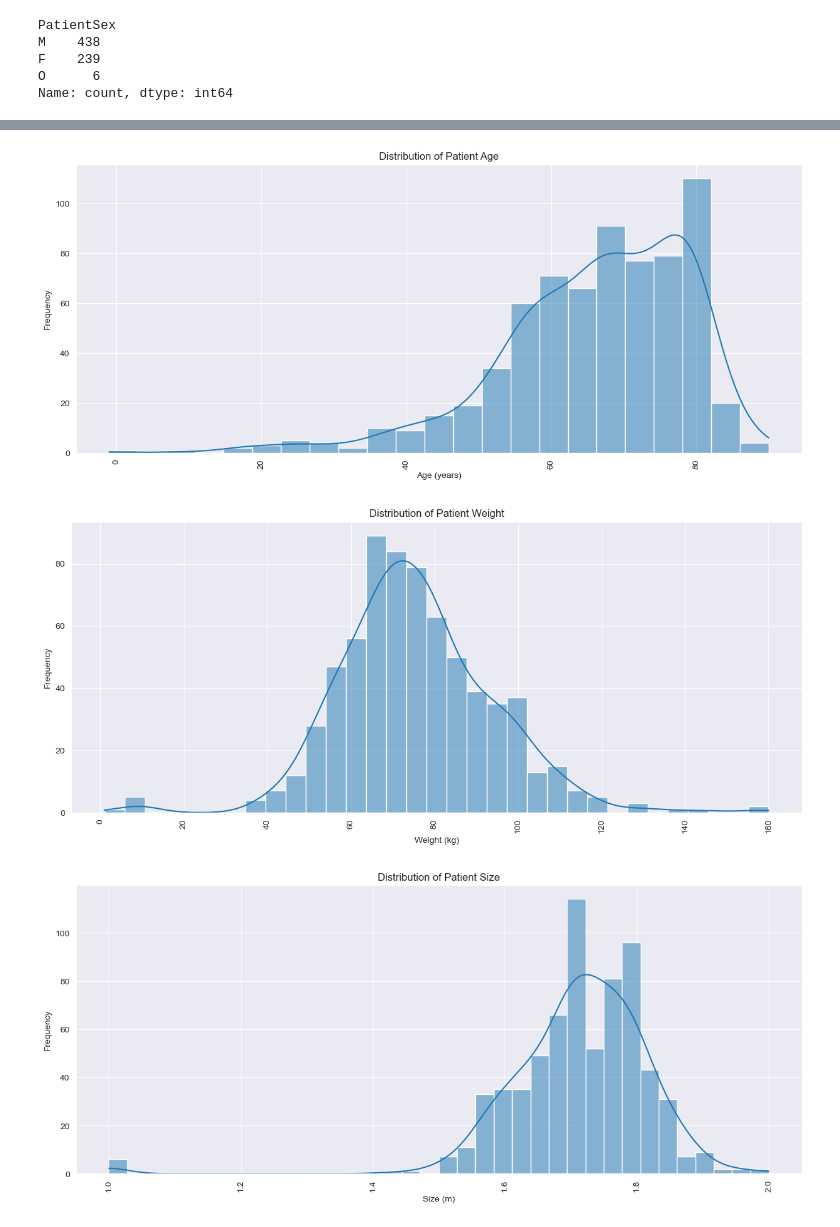
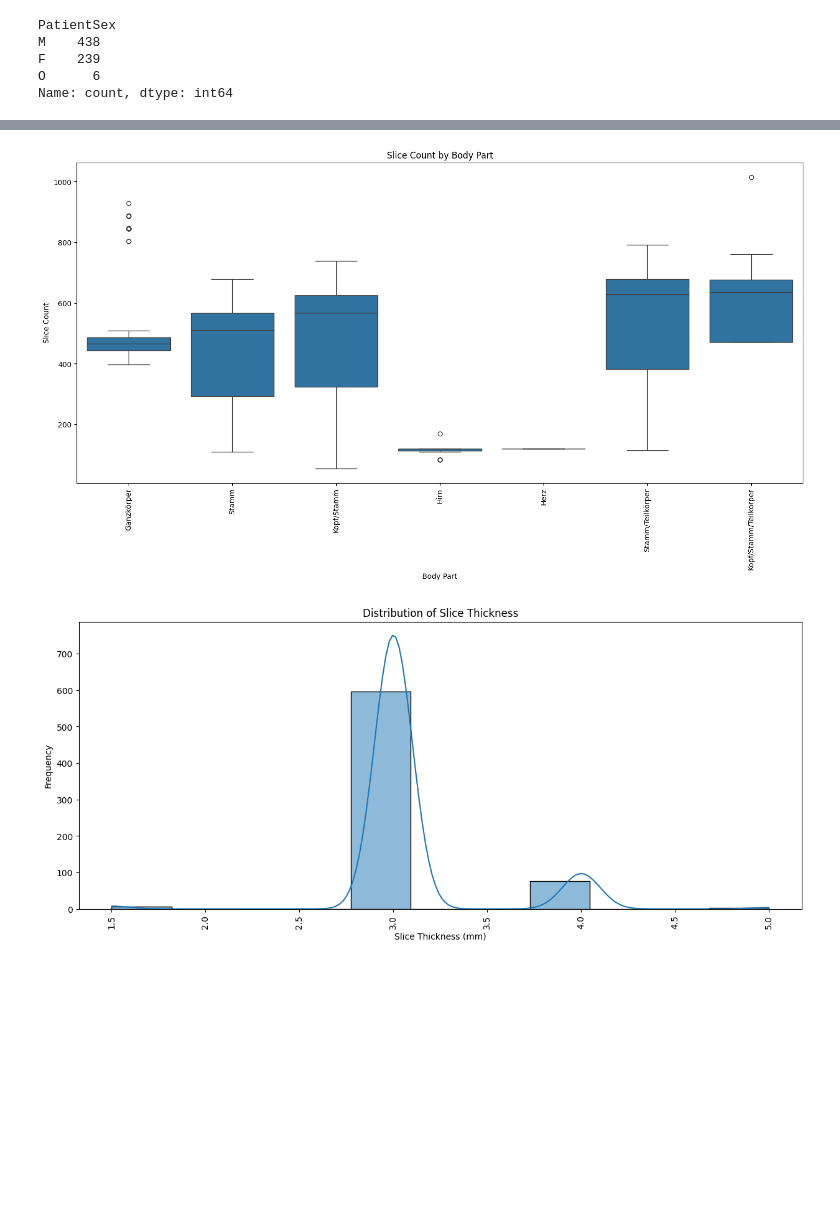
Before and after one commit to Justin-SG/inferring_body_weight_from_ct_scans, a Jupyter notebook: 2_EDA/EDA_Metadata.ipynb, the cells around one changed output, grey strips where cells are left out. Drawn from its saved outputs; the diff is of its cells as text; code cells hidden in the pictures; blank space fills up the shorter version.

Commit message:
Cleaned EDA_Metadata.ipynb up

```diff
--- a/2_EDA/EDA_Metadata.ipynb
+++ b/2_EDA/EDA_Metadata.ipynb
@@ -47,4 +49,8 @@ df_small
 | 682 | ANONYM-BI33HV_442 | 95.0 | 1.73 | 072Y | M | WHOLEBODY | PET-CT.Ga68 PSMA.Stamm | ... |
 683 rows × 12 columns
 # %%
-df_small["PatientAge"].fillna("-1", inplace=True)
+df_cleaned = df_small.copy()
+
+df_cleaned.loc[:, "PatientAge"] = df_cleaned["PatientAge"].fillna('-1')
+df_cleaned.loc[:, "PatientAge"] = df_cleaned["PatientAge"].str.replace('Y', '').astype(int)
+df_cleaned.loc[:, "BodyPart"]   = df_cleaned["ProcedureCodeSequence.CodeMeaning"].str.split(".", expand=True)[2]
@@ -146,70 +180,22 @@ df_small[df_small['BodyPart'] == 'Herz']
+# %%
+# SliceCount by BodyPart
+plt.figure(figsize=(18, 8))
+sns.boxplot(x='BodyPart', y='SliceCount', data=df_cleaned)
+plt.title('Slice Count by Body Part')
+plt.xlabel('Body Part')
+plt.xticks(rotation=90)
+plt.ylabel('Slice Count')
+plt.show()
+# %% [output]
+[figure, added]
 # %%
-import matplotlib.pyplot as plt
-import seaborn as sns
-
-# Distribution of Patient Age
-plt.figure(figsize=(15, 6))
-sns.histplot(df_small['PatientAge'], kde=True)
-plt.title('Distribution of Patient Age')
-plt.xlabel('Age (years)')
-plt.xticks(rotation=90)
-plt.ylabel('Frequency')
-plt.show()
-
-# Distribution of Patient Weight
-plt.figure(figsize=(15, 6))
-sns.histplot(df_small['PatientWeight'], kde=True)
-plt.title('Distribution of Patient Weight')
-plt.xlabel('Weight (kg)')
-plt.xticks(rotation=90)
-plt.ylabel('Frequency')
-plt.show()
-
-# Distribution of Patient Size
-plt.figure(figsize=(15, 6))
-sns.histplot(df_small['PatientSize'], kde=True)
-plt.title('Distribution of Patient Size')
-plt.xlabel('Size (m)')
-plt.xticks(rotation=90)
-plt.ylabel('Frequency')
-plt.show()
-
-# SliceCount by BodyPartExamined
-plt.figure(figsize=(18, 8))
-sns.boxplot(x='BodyPartExamined', y='SliceCount', data=df_small)
-plt.title('Slice Count by Body Part Examined')
-plt.xlabel('Body Part Examined')
-plt.xticks(rotation=90)
-plt.ylabel('Slice Count')
-plt.show()
-
-# BodyPart distribution
-plt.figure(figsize=(15, 6))
-sns.countplot(x='BodyPart', data=df_small)
-plt.title('Distribution of Body Part')
-plt.xlabel('Body Part')
-plt.xticks(rotation=90)
-plt.ylabel('Frequency')
-plt.show()
-
-# SliceCount by BodyPart
-plt.figure(figsize=(18, 8))
-sns.boxplot(x='BodyPart', y='SliceCount', data=df_small)
-plt.title('Slice Count by Body Part')
-plt.xlabel('Body Part')
-plt.xticks(rotation=90)
-plt.ylabel('Slice Count')
-plt.show()
-
 # SliceThickness distribution
 plt.figure(figsize=(15, 6))
-sns.histplot(df_small['SliceThickness'], kde=True)
+sns.histplot(df_cleaned['SliceThickness'], kde=True)
 plt.title('Distribution of Slice Thickness')
 plt.xlabel('Slice Thickness (mm)')
 plt.xticks(rotation=90)
 plt.ylabel('Frequency')
 plt.show()
 # %% [output]
-[figure, old version]
+[figure, new version]
-[figure, removed]
-[figure, removed]
```
Also changed, not shown: parts of 16 cells of this notebook.
